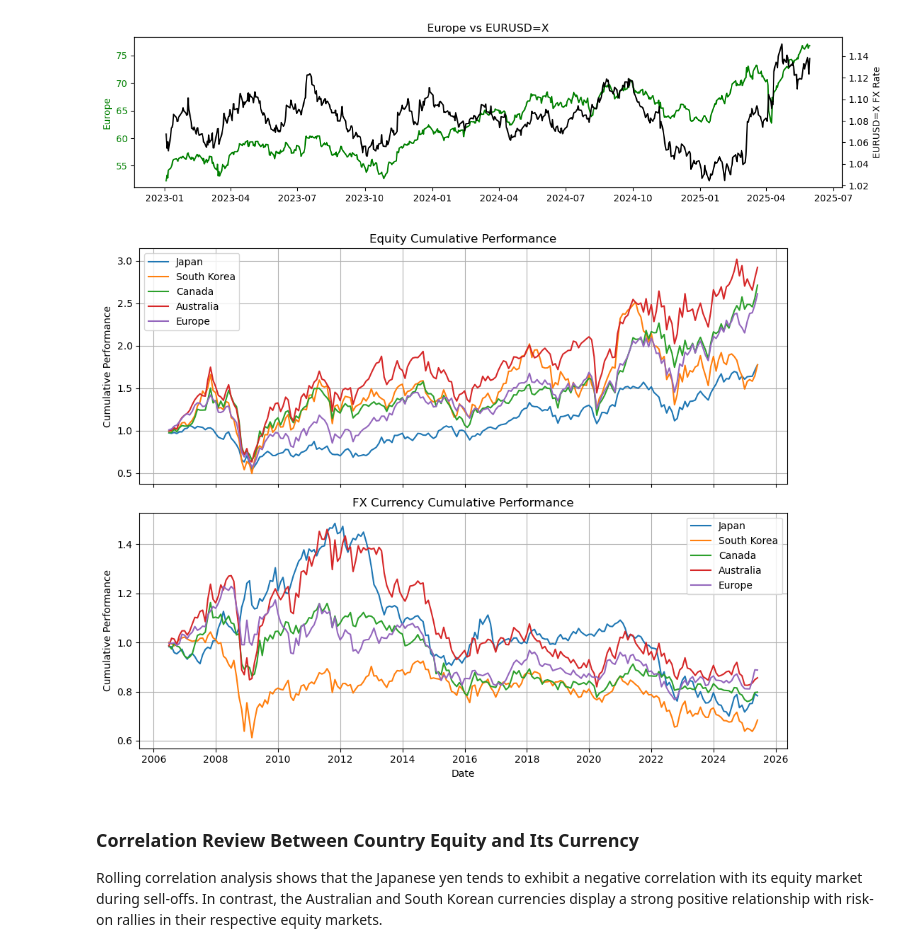
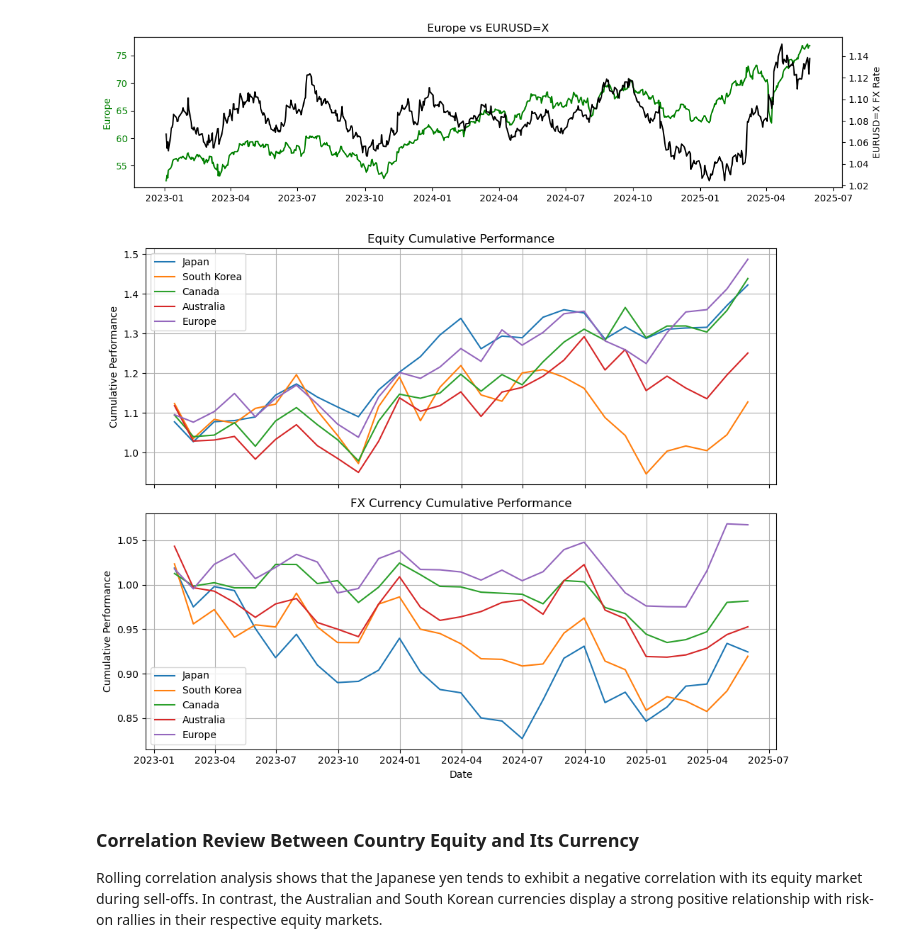
Before and after one commit to hjl2014/currency_overlay, a Jupyter notebook: BeyondCurrencyHedging.ipynb, the cells around one changed output. Drawn from its saved outputs; the diff is of its cells as text; code cells hidden in the pictures.

```diff
--- a/BeyondCurrencyHedging.ipynb
+++ b/BeyondCurrencyHedging.ipynb
@@ -259,36 +261,36 @@ for _, row in tAssetInfo.iterrows():
 
 dfReturn = dfPrice.resample('M').last().pct_change().dropna()
 
 
 lETFTicker = tAssetInfo['etf_ticker'].tolist()
 lCurrencyTicker = tAssetInfo['fx_ticker'].tolist()
 lCountryTicker = tAssetInfo['country'].tolist()
 
 dfEquityReturn = dfReturn[lETFTicker].copy().reset_index().set_index('Date')
 dfFXReturn =  dfReturn[lCurrencyTicker].copy().reset_index().set_index('Date')
 
 
 fig, axes = plt.subplots(2,1, figsize = (10, 8), sharex = True)
 
 for _, row in tAssetInfo.iterrows():
-    axes[0].plot((1 + dfEquityReturn[row['etf_ticker']]).cumprod(), label= row['country'])
+    axes[0].plot((1 + dfEquityReturn.loc[ dPeriod:,row['etf_ticker']]).cumprod(), label= row['country'])
 axes[0].set_title("Equity Cumulative Performance")
 axes[0].set_ylabel("Cumulative Performance")
 axes[0].legend()
 axes[0].grid()
 
 for _, row in tAssetInfo.iterrows():
-    axes[1].plot((1 + dfFXReturn[row['fx_ticker']]).cumprod(), label= row['country'])
+    axes[1].plot((1 + dfFXReturn.loc[ dPeriod:,row['fx_ticker']]).cumprod(), label= row['country'])
 axes[1].set_title("FX Currency Cumulative Performance")
 axes[1].set_xlabel("Date")
 axes[1].set_ylabel("Cumulative Performance")
 axes[1].legend()
 axes[1].grid()
 
 plt.tight_layout()
 plt.show()
 # %% [output]
-[figure, old version]
+[figure, new version]
 # %% [markdown]
 ### Correlation Review Between Country Equity and Its Currency
 
```
Also changed, not shown: parts of 7 cells of this notebook, 2 other files.
